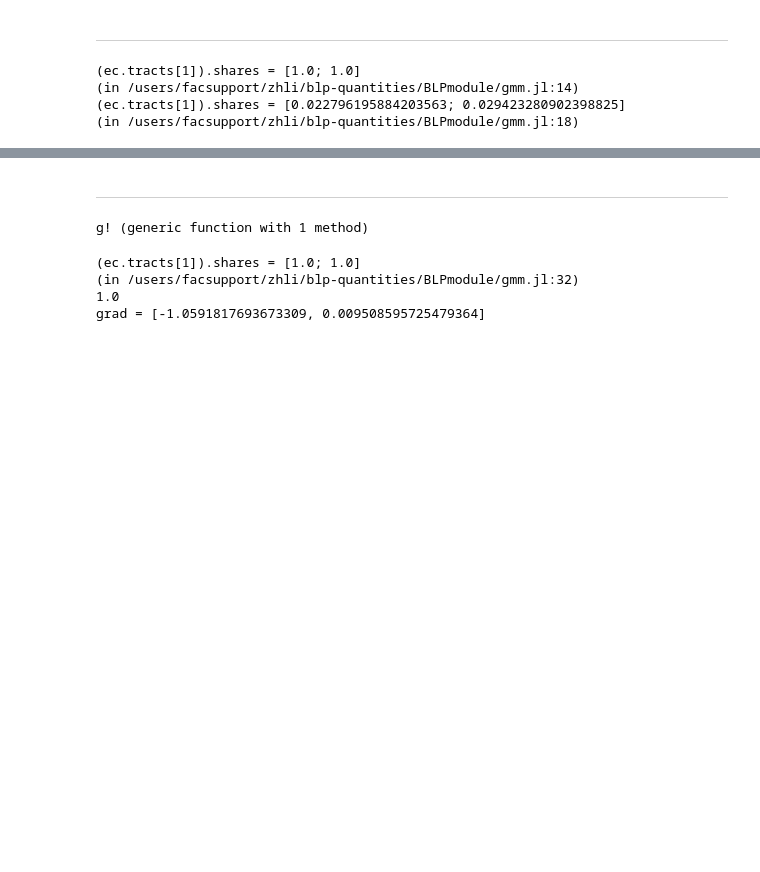
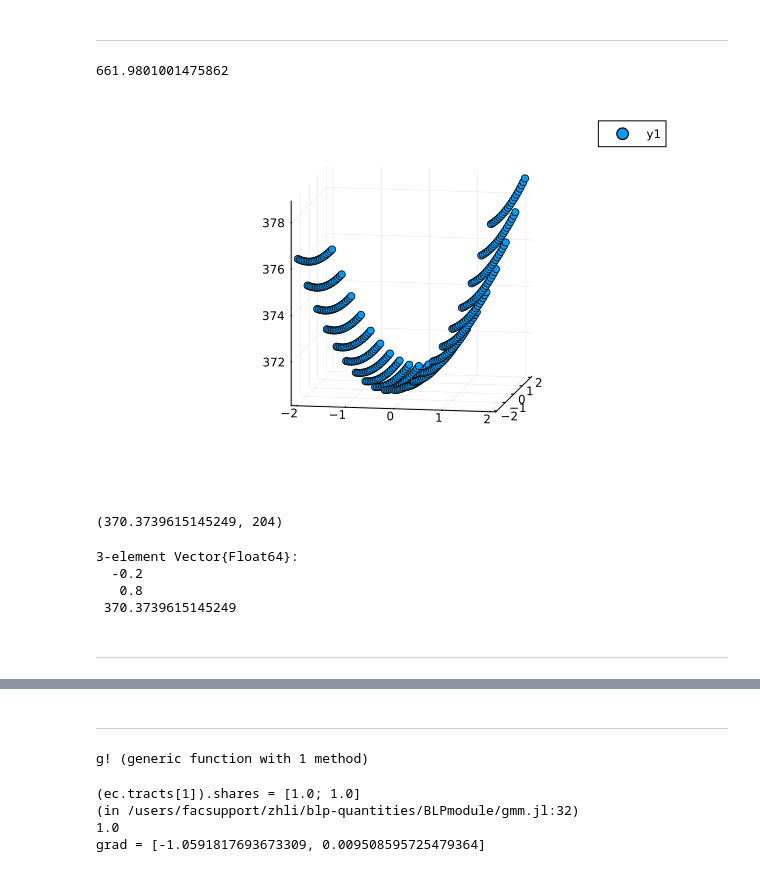
Before and after one commit to zhijianli9999/blp-quantities, a Jupyter notebook: gmm.ipynb, the cells around one changed output, grey strips where cells are left out. Drawn from its saved outputs; the diff is of its cells as text; code cells hidden in the pictures; blank space fills up the shorter version.

```diff
--- a/gmm.ipynb
+++ b/gmm.ipynb
@@ -17,9 +17,15 @@ Z = X1;
 # gmm
 ec = deserialize("jls/ec.jls");
 pars = deserialize("jls/pars.jls");
-m.gmm_lm([10.,10.], ec, pars, X1);
+obj_test = m.gmm_lm([10.,10.], ec, pars, X1);
+println(obj_test)
 # %% [output]
-(ec.tracts[1]).shares = [1.0; 1.0]
-(in /users/facsupport/zhli/blp-quantities/BLPmodule/gmm.jl:14)
-(ec.tracts[1]).shares = [0.022796195884203563; 0.029423280902398825]
-(in /users/facsupport/zhli/blp-quantities/BLPmodule/gmm.jl:18)
+661.9801001475862
+# %%
+pts = []
+for theta21 in range(-2., 2., step = 0.2)
+    for theta22 in range(-2., 2., step = 0.2)
+        θ2 = [theta21,theta22]
+        push!(pts, (theta21, theta22, m.gmm_lm(θ2, ec, pars, X1)))
+    end
+end
@@ -26,3 +34,20 @@ m.gmm_lm([10.,10.], ec, pars, X1);
+# %%
+plt = scatter([p[1] for p in pts], [p[2] for p in pts], [p[3] for p in pts], camera = (10,10,50))
+# %% [output]
+[figure, added]
+# %%
+findmin(z)
+# %% [output]
+(370.3739615145249, 204)
+# %%
+pts[findmin(z)[2]]
+# %% [output]
+3-element Vector{Float64}:
+  -0.2
+   0.8
+ 370.3739615145249
+# %% [markdown]
+---
 # %%
 # analytic gradient
 m.gmm_grad([1.,1.], ec, pars, X1)
```
Also changed, not shown: parts of 7 cells of this notebook, 13 other files.
